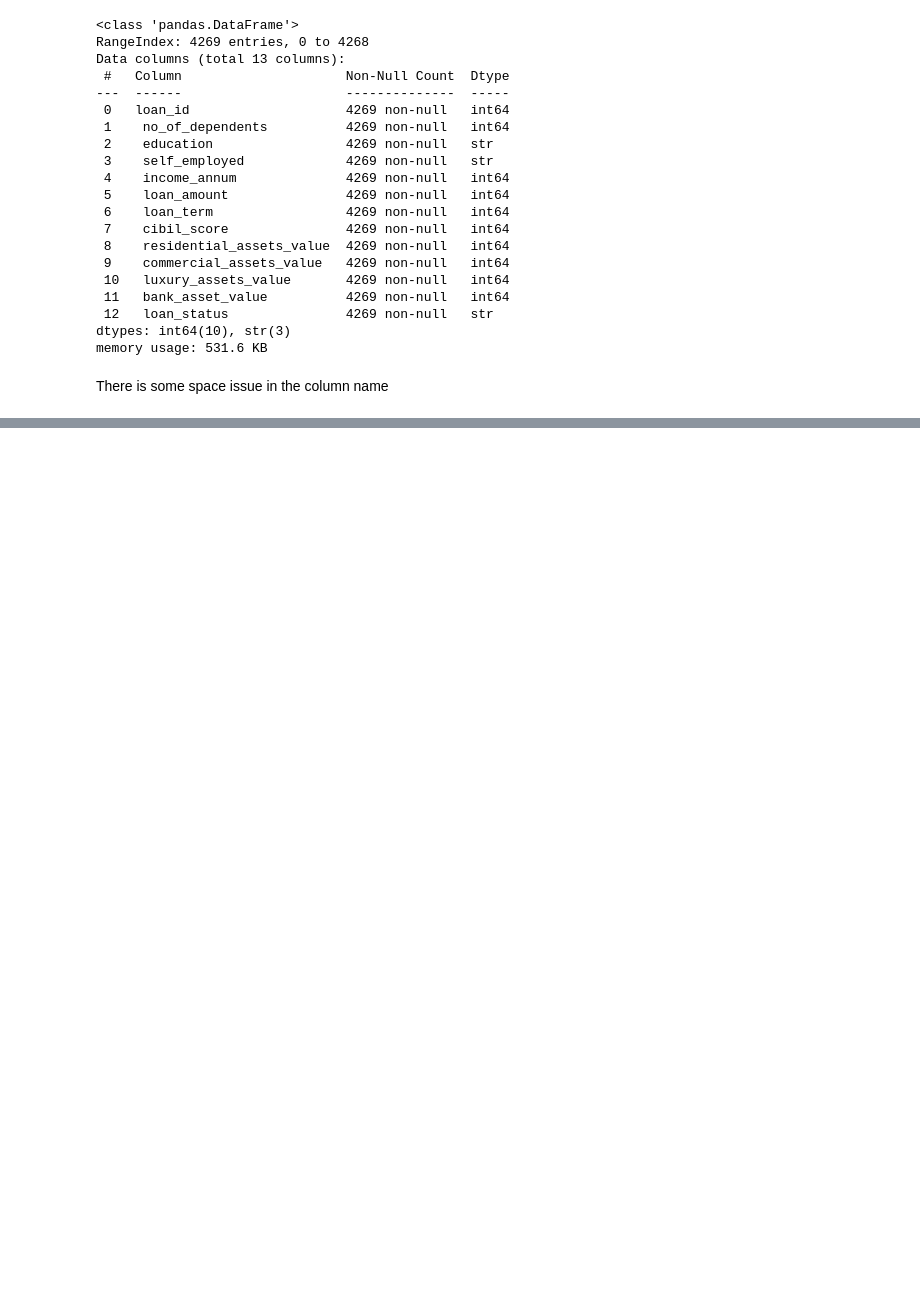
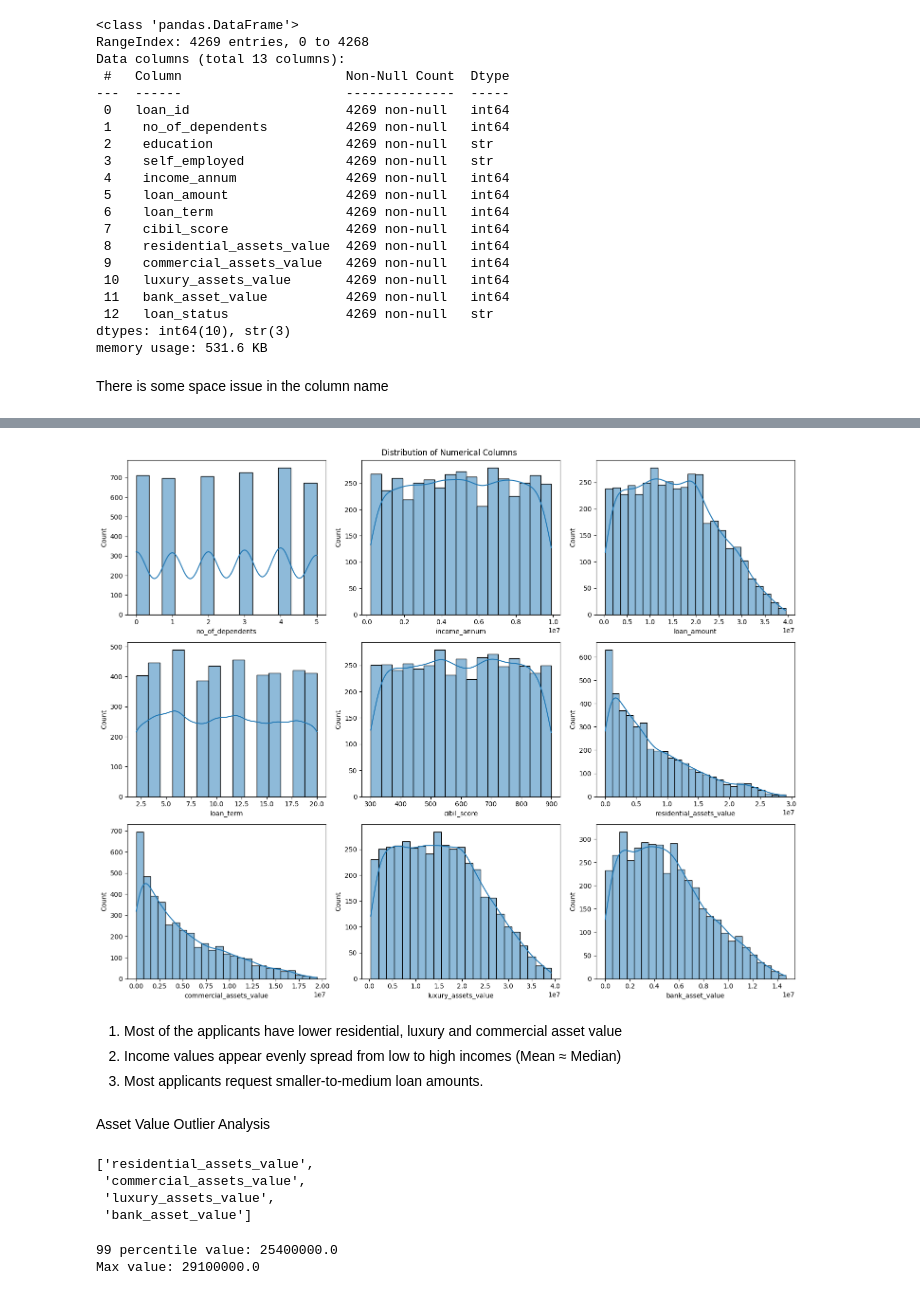
Before and after one commit to AnuragS73/2-Stage-Loan-Approval-System, a Jupyter notebook: notebook/exploratory_data_analysis.ipynb, the cells around one changed output, grey strips where cells are left out. Cells and saved outputs as stored; diff of their text form; code cells hidden in the pictures; blank space fills up the shorter version.

```diff
--- a/notebook/exploratory_data_analysis.ipynb
+++ b/notebook/exploratory_data_analysis.ipynb
@@ -56,0 +194,43 @@ Index(['loan_id', 'no_of_dependents', 'education', 'self_employed',
+# %%
+n_cols =  3
+n_plot = len(num_cols)
+n_rows = math.ceil(n_plot/n_cols)
+
+fig,axes = plt.subplots(ncols=n_cols,nrows=n_rows,figsize=(15, 4*n_rows))
+plt.suptitle('Distribution of Numerical Columns')
+
+
+axes = axes.flatten()
+
+for i, col in enumerate(num_cols):
+    sns.histplot(x=df[col], kde=True, ax=axes[i])
+    # axes[i].set_title(col)
+
+# Remove unused subplot(s)
+for j in range(n_plot, len(axes)):
+    fig.delaxes(axes[j])
+
+plt.tight_layout()
+plt.show()
+# %% [output]
+[figure, added]
+# %% [markdown]
+1. Most of the applicants have lower residential, luxury and commercial asset value
+2. Income values appear evenly spread from low to high incomes (Mean ≈ Median)
+3. Most applicants request smaller-to-medium loan amounts.
+# %% [markdown]
+Asset Value Outlier Analysis
+# %%
+asset_value_cols = [col for col in num_cols if 'asset' in col]
+asset_value_cols
+# %% [output]
+['residential_assets_value',
+ 'commercial_assets_value',
+ 'luxury_assets_value',
+ 'bank_asset_value']
+# %%
+print(f'99 percentile value: {df['residential_assets_value'].quantile(0.99)}')
+print(f'Max value: {df['residential_assets_value'].max()}')
+# %% [output]
+99 percentile value: 25400000.0
+Max value: 29100000.0
```
Also changed, not shown: parts of 26 cells of this notebook, 2 other files.
